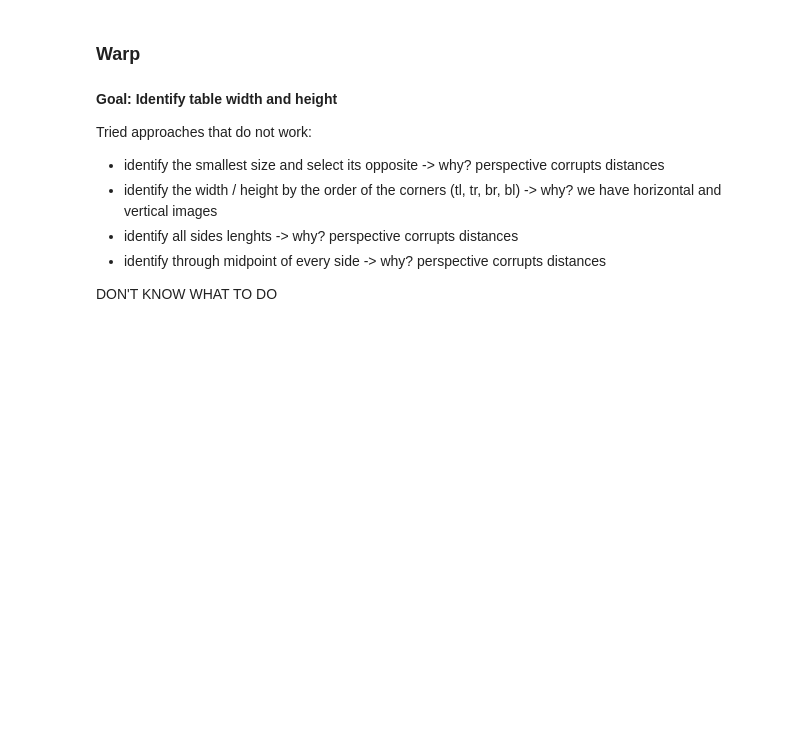
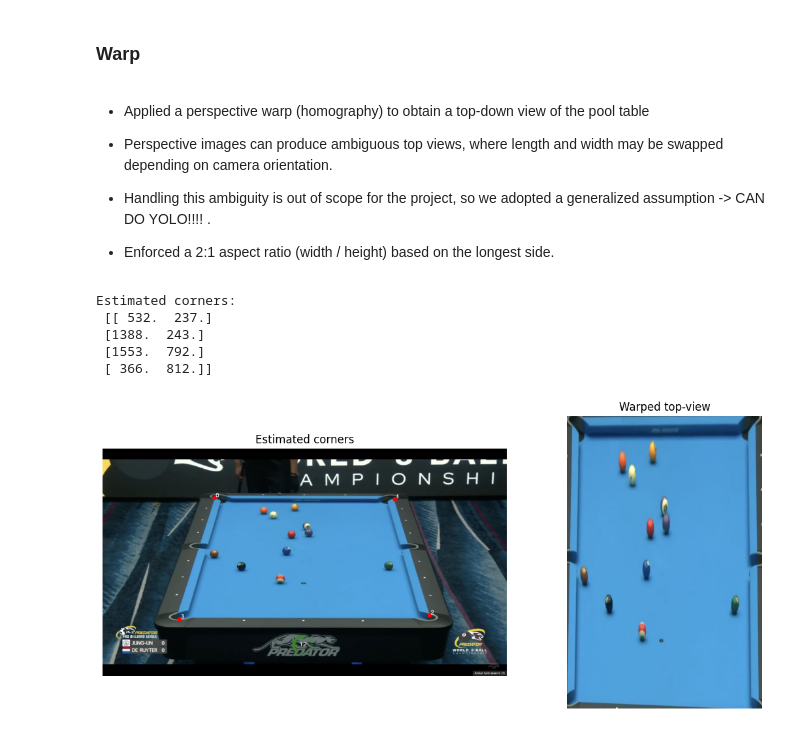
Before and after one commit to sarataboas/8_BallPool_ComputerVision, a Jupyter notebook: testing/task1.ipynb, the cells around one changed output. Saved outputs shown, nothing was run; the diff lists cells and outputs as text; code cells hidden in the pictures; blank space fills up the shorter version.

Commit message:
feat: warped top view based on 2:1 ratio

```diff
--- a/testing/task1.ipynb
+++ b/testing/task1.ipynb
@@ -317,13 +317,10 @@ Contour perimeter: 3244.273964881897
 # %% [markdown]
 ### **Warp**
 # %% [markdown]
-**Goal: Identify table width and height**
+- Applied a perspective warp (homography) to obtain a top-down view of the pool table
 
-Tried approaches that do not work:
+- Perspective images can produce ambiguous top views, where length and width may be swapped depending on camera orientation.
 
-- identify the smallest size and select its opposite -> why? perspective corrupts distances
-- identify the width / height by the order of the corners (tl, tr, br, bl) -> why? we have horizontal and vertical images
-- identify all sides lenghts -> why? perspective corrupts distances
-- identify through midpoint of every side -> why? perspective corrupts distances
+- Handling this ambiguity is out of scope for the project, so we adopted a generalized assumption -> CAN DO YOLO!!!! .
 
-DON'T KNOW WHAT TO DO
+- Enforced a 2:1 aspect ratio (width / height) based on the longest side.
@@ -329,0 +364,21 @@ DON'T KNOW WHAT TO DO
+# %%
+if corners is not None:
+    print("Estimated corners:\n", corners)
+    warped_bgr, M = warp_table(bgr, corners)
+    warped_rgb = cv2.cvtColor(warped_bgr, cv2.COLOR_BGR2RGB)
+
+    show_many(
+        [rgb_corners, warped_rgb],
+        titles=["Estimated corners", "Warped top-view"],
+        cols=2,
+        figsize=(12, 5)
+    )
+else:
+    print("Warp not computed because corners were not found.")
+# %% [output]
+Estimated corners:
+ [[ 532.  237.]
+ [1388.  243.]
+ [1553.  792.]
+ [ 366.  812.]]
+[figure, added]
```
Also changed, not shown: parts of 1 cell of this notebook.
